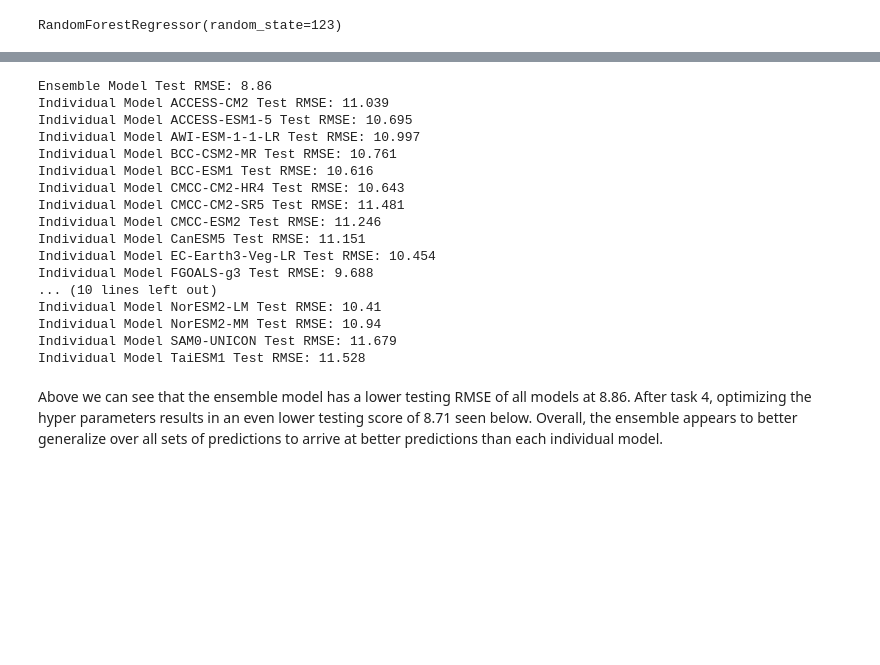
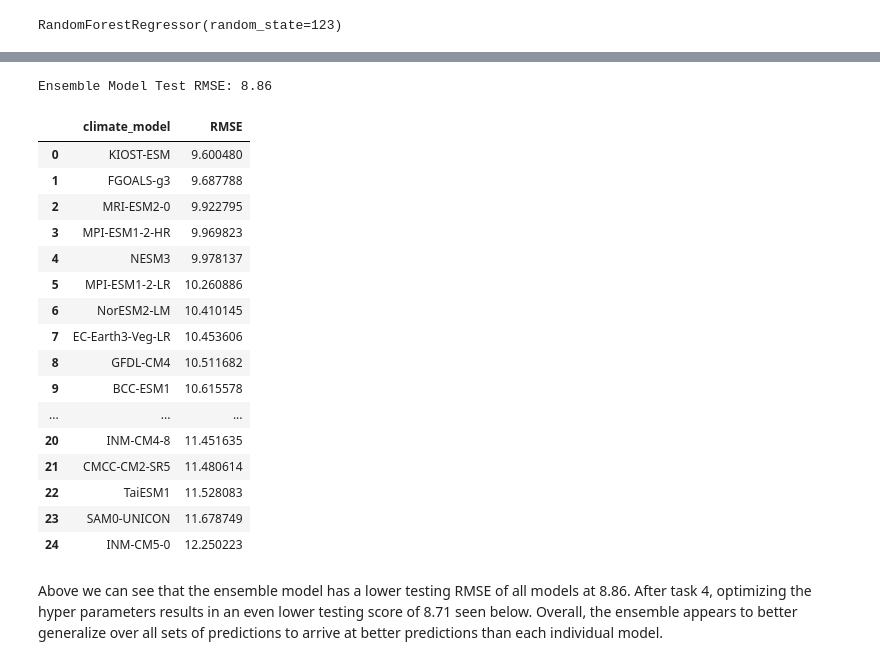
Before and after one commit to UBC-MDS/DSCI_525_Group26, a Jupyter notebook: notebooks/Milestone3-Task3.ipynb, the cells around one changed output, grey strips where cells are left out. Drawn from its saved outputs; the diff is of its cells as text; code cells hidden in the pictures; blank space fills up the shorter version.

```diff
--- a/notebooks/Milestone3-Task3.ipynb
+++ b/notebooks/Milestone3-Task3.ipynb
@@ -101,32 +124,43 @@ Individual Model TaiESM1 Train RMSE: 11.009
 # %%
 y_pred = model.predict(X_test)
 y_true = y_test
 
 print('Ensemble Model Test RMSE:', np.round(mean_squared_error(y_true, y_pred, squared=False), 3))
 
-for col in X_test.columns:
+climate_model = []
+rmse = []
+for models in X_train.columns:
+    climate_model.append(models),
+    y_pred = X_test[models]
+    rmse.append(mean_squared_error(y_true, y_pred, squared=False))
 
-    y_pred_ind = X_test[col]
-    y_true = y_test
-    print(f'Individual Model {col} Test RMSE:', np.round(mean_squared_error(y_true, y_pred_ind, squared=False), 3))
+rmse_df = (
+    pd.DataFrame(
+        {"climate_model": climate_model, "RMSE": rmse}
+    )
+    .sort_values("RMSE")
+    .reset_index(drop=True)
+)
+rmse_df
 # %% [output]
 Ensemble Model Test RMSE: 8.86
-Individual Model ACCESS-CM2 Test RMSE: 11.039
-Individual Model ACCESS-ESM1-5 Test RMSE: 10.695
-Individual Model AWI-ESM-1-1-LR Test RMSE: 10.997
-Individual Model BCC-CSM2-MR Test RMSE: 10.761
-Individual Model BCC-ESM1 Test RMSE: 10.616
-Individual Model CMCC-CM2-HR4 Test RMSE: 10.643
-Individual Model CMCC-CM2-SR5 Test RMSE: 11.481
-Individual Model CMCC-ESM2 Test RMSE: 11.246
-Individual Model CanESM5 Test RMSE: 11.151
-Individual Model EC-Earth3-Veg-LR Test RMSE: 10.454
-Individual Model FGOALS-g3 Test RMSE: 9.688
-... (10 lines left out)
-Individual Model NorESM2-LM Test RMSE: 10.41
-Individual Model NorESM2-MM Test RMSE: 10.94
-Individual Model SAM0-UNICON Test RMSE: 11.679
-Individual Model TaiESM1 Test RMSE: 11.528
+|  | climate_model | RMSE |
+| 0 | KIOST-ESM | 9.600480 |
+| 1 | FGOALS-g3 | 9.687788 |
+| 2 | MRI-ESM2-0 | 9.922795 |
+| 3 | MPI-ESM1-2-HR | 9.969823 |
+| 4 | NESM3 | 9.978137 |
+| 5 | MPI-ESM1-2-LR | 10.260886 |
+| 6 | NorESM2-LM | 10.410145 |
+| 7 | EC-Earth3-Veg-LR | 10.453606 |
+| 8 | GFDL-CM4 | 10.511682 |
+| 9 | BCC-ESM1 | 10.615578 |
+| ... | ... | ... |
+| 20 | INM-CM4-8 | 11.451635 |
+| 21 | CMCC-CM2-SR5 | 11.480614 |
+| 22 | TaiESM1 | 11.528083 |
+| 23 | SAM0-UNICON | 11.678749 |
+| 24 | INM-CM5-0 | 12.250223 |
 # %% [markdown]
 Above we can see that the ensemble model has a lower testing RMSE of all models at 8.86. After task 4, optimizing the hyper parameters results in an even lower testing score of 8.71 seen below. Overall, the ensemble appears to better generalize over all sets of predictions to arrive at better predictions than each individual model.
 # %% [markdown]
```
Also changed, not shown: parts of 4 cells of this notebook, 1 other file.
